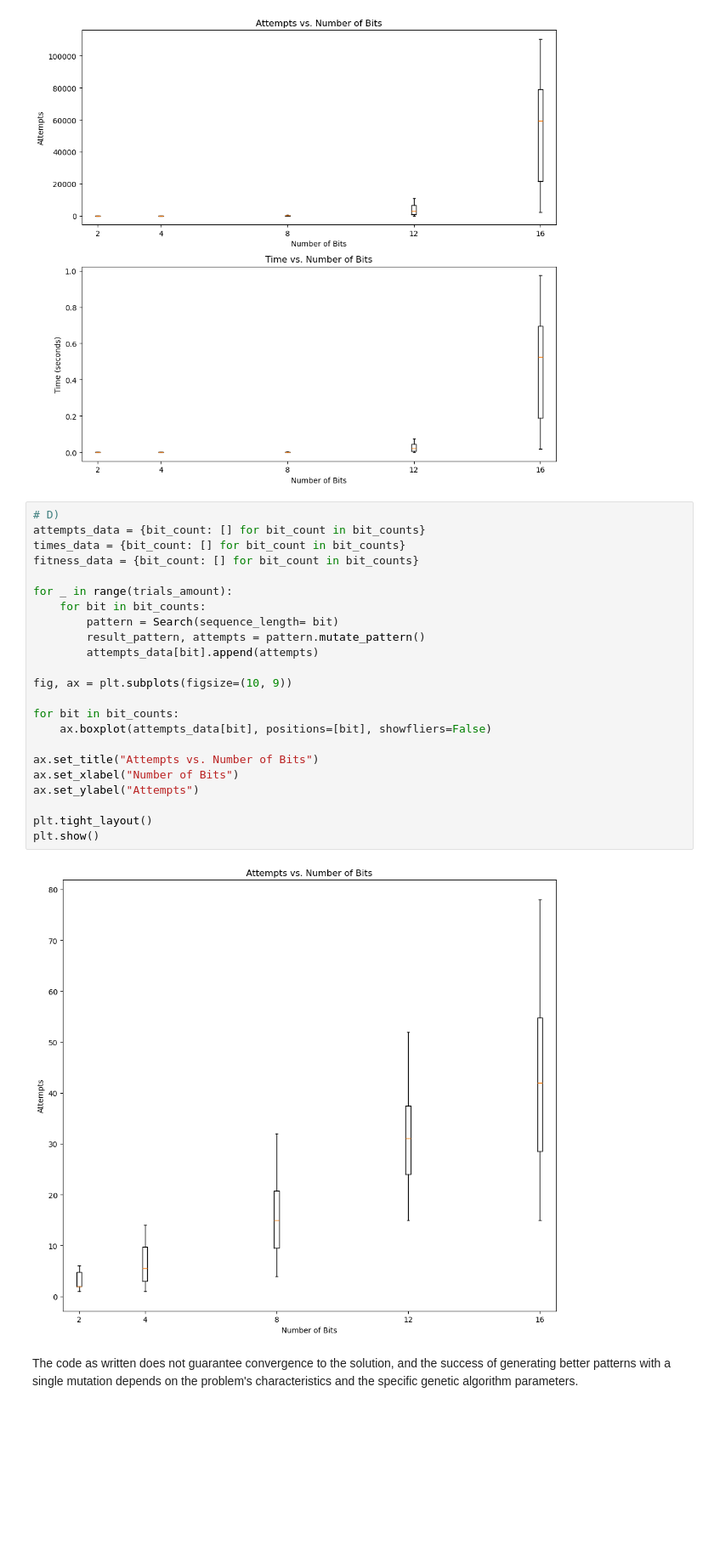
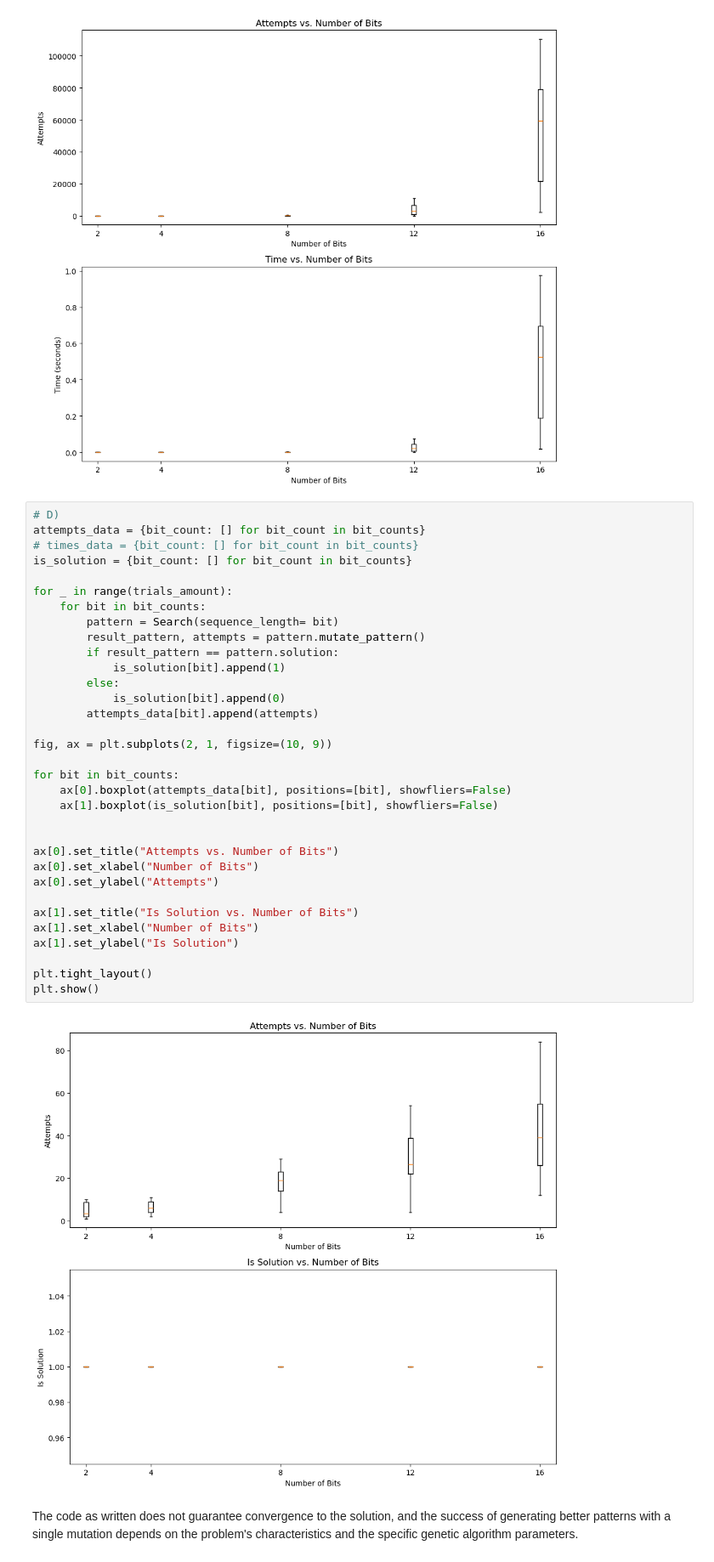
Before and after one commit to Qubi0-0/MachineLearning, a Jupyter notebook: Search/Search.ipynb, the cells around one changed output. Shown at 85% size. Saved outputs shown, nothing was run; the diff lists cells and outputs as text; blank space fills up the shorter version.

Commit message:
is solution in D) added

```diff
--- a/Search/Search.ipynb
+++ b/Search/Search.ipynb
@@ -194,28 +194,38 @@ if __name__ == "__main__":
 # %%
 # D)
 attempts_data = {bit_count: [] for bit_count in bit_counts}
-times_data = {bit_count: [] for bit_count in bit_counts}
-fitness_data = {bit_count: [] for bit_count in bit_counts}
+# times_data = {bit_count: [] for bit_count in bit_counts}
+is_solution = {bit_count: [] for bit_count in bit_counts}
 
 for _ in range(trials_amount):
     for bit in bit_counts:
         pattern = Search(sequence_length= bit)
         result_pattern, attempts = pattern.mutate_pattern()
+        if result_pattern == pattern.solution:
+            is_solution[bit].append(1)
+        else:
+            is_solution[bit].append(0)
         attempts_data[bit].append(attempts)
 
-fig, ax = plt.subplots(figsize=(10, 9))
+fig, ax = plt.subplots(2, 1, figsize=(10, 9))
 
 for bit in bit_counts:
-    ax.boxplot(attempts_data[bit], positions=[bit], showfliers=False)
+    ax[0].boxplot(attempts_data[bit], positions=[bit], showfliers=False)
+    ax[1].boxplot(is_solution[bit], positions=[bit], showfliers=False)
 
-ax.set_title("Attempts vs. Number of Bits")
-ax.set_xlabel("Number of Bits")
-ax.set_ylabel("Attempts")
+
+ax[0].set_title("Attempts vs. Number of Bits")
+ax[0].set_xlabel("Number of Bits")
+ax[0].set_ylabel("Attempts")
+
+ax[1].set_title("Is Solution vs. Number of Bits")
+ax[1].set_xlabel("Number of Bits")
+ax[1].set_ylabel("Is Solution")
 
 plt.tight_layout()
 plt.show()
 # %% [output]
-[figure, old version]
+[figure, new version]
 # %% [markdown]
 The code as written does not guarantee convergence to the solution, and the success of generating better patterns with a single mutation depends on the problem's characteristics and the specific genetic algorithm parameters.
 # %%
```
